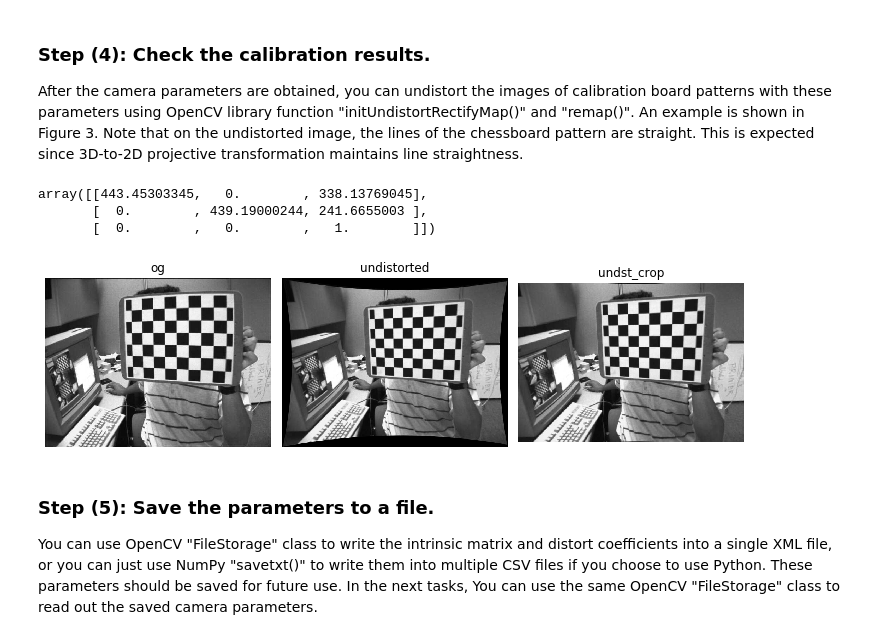
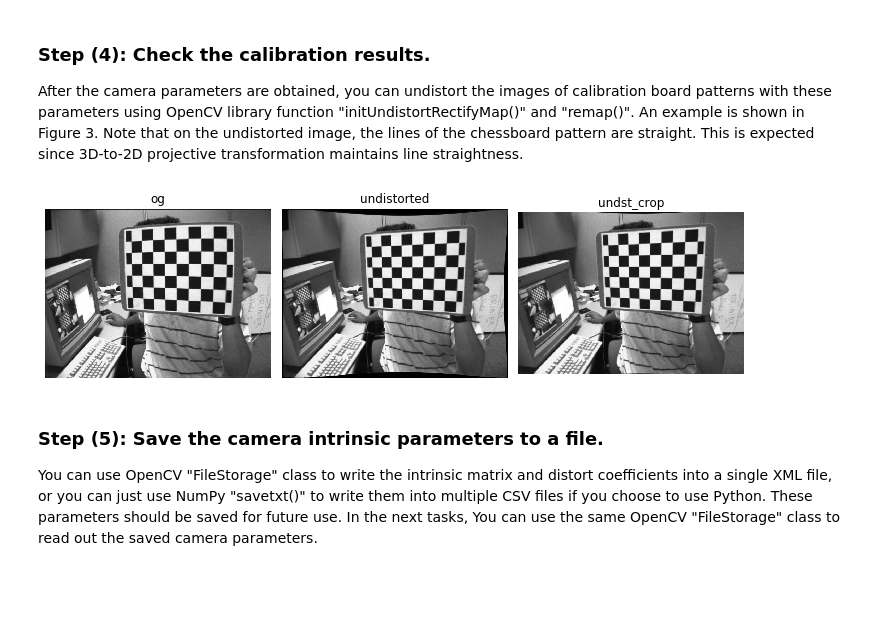
Before and after one commit to eshangaur/Perception-in-Robotics, a Jupyter notebook: project_2a/code/task_1/task1.ipynb, the cells around one changed output. Saved outputs shown, nothing was run; the diff lists cells and outputs as text; code cells hidden in the pictures; blank space fills up the shorter version.

Commit message:
error in task2 step3

```diff
--- a/project_2a/code/task_1/task1.ipynb
+++ b/project_2a/code/task_1/task1.ipynb
@@ -62,6 +64,3 @@ cv2.drawChessboardCorners(corner_img,(6,9),corners_2D,retval)
 plot_figures({'left_0 with corners': corner_img})
 # %% [output]
 [figure]
-# %%
-corners2 = cv2.cornerSubPix(gray,corners_2D,(11,11),(-1,-1),criteria)
-np.array_equal(np.array(corners_2D),np.array(corners2))
@@ -69,0 +83,17 @@ True
+# %%
+imgpoints_left = [] # 2d points in image plane.
+
+for img_og in left_:
+    img = img_og.copy()
+    gray = cv2.cvtColor(img,cv2.COLOR_BGR2GRAY)
+
+    # Find the chess board corners
+    ret, corners = cv2.findChessboardCorners(gray, (columns,rows),None)
+    print(ret,end=' ')
+
+    # If found, add object points, image points (after refining them)
+    if ret == True:
+        objpoints.append(objp)
+
+        corners2 = cv2.cornerSubPix(gray,corners,(11,11),(-1,-1),criteria)   # this does not do anything
+        imgpoints_left.append(corners2)
@@ -123,22 +122,24 @@ newcameramtx, roi=cv2.getOptimalNewCameraMatrix(mtx,distCoeffs,(w,h),1,(w,h))
+# %%
+ret, mtx_left, distCoeffs_left, rvecs_left, tvecs_left = cv2.calibrateCamera(objpoints, imgpoints_left, (640, 480),None,None)
+
+ret, mtx_right, distCoeffs_right, rvecs_right, tvecs_right = cv2.calibrateCamera(objpoints, imgpoints_right, (640, 480),None,None)
 # %% [markdown]
 ### Step (4): Check the calibration results.
 After the camera parameters are obtained, you can undistort the images of calibration board patterns with these parameters using OpenCV library function "initUndistortRectifyMap()" and "remap()". An example is shown in Figure 3. Note that on the undistorted image, the lines of the chessboard pattern are straight. This is expected since 3D-to-2D projective transformation maintains line straightness.
-# %%
-newcameramtx
-# %% [output]
-array([[443.45303345,   0.        , 338.13769045],
-       [  0.        , 439.19000244, 241.6655003 ],
-       [  0.        ,   0.        ,   1.        ]])
 # %%
-dst = cv2.undistort(img, mtx, distCoeffs, None, newcameramtx)
+img = left_[0].copy()
+h,  w = img.shape[:2]
+newcameramtx, roi = cv2.getOptimalNewCameraMatrix(mtx_left,distCoeffs_left,(w,h),1,(w,h))
+
+dst = cv2.undistort(img, mtx_left, distCoeffs_left, None, newcameramtx)
 
 # crop the image
 x,y,w,h = roi
 dst_crop = dst[y:y+h, x:x+w]
 
 plot_figures({'og':img, 'undistorted':dst, 'undst_crop':dst_crop},1,3)
 # %% [output]
-[figure, old version]
+[figure, new version]
 # %% [markdown]
-### Step (5): Save the parameters to a file.
+### Step (5): Save the camera intrinsic parameters to a file.
 You can use OpenCV "FileStorage" class to write the intrinsic matrix and distort coefficients into a single XML file, or you can just use NumPy "savetxt()" to write them into multiple CSV files if you choose to use Python. These parameters should be saved for future use. In the next tasks, You can use the same OpenCV "FileStorage" class to read out the saved camera parameters.
```
Also changed, not shown: parts of 12 cells of this notebook, 1 other file.
